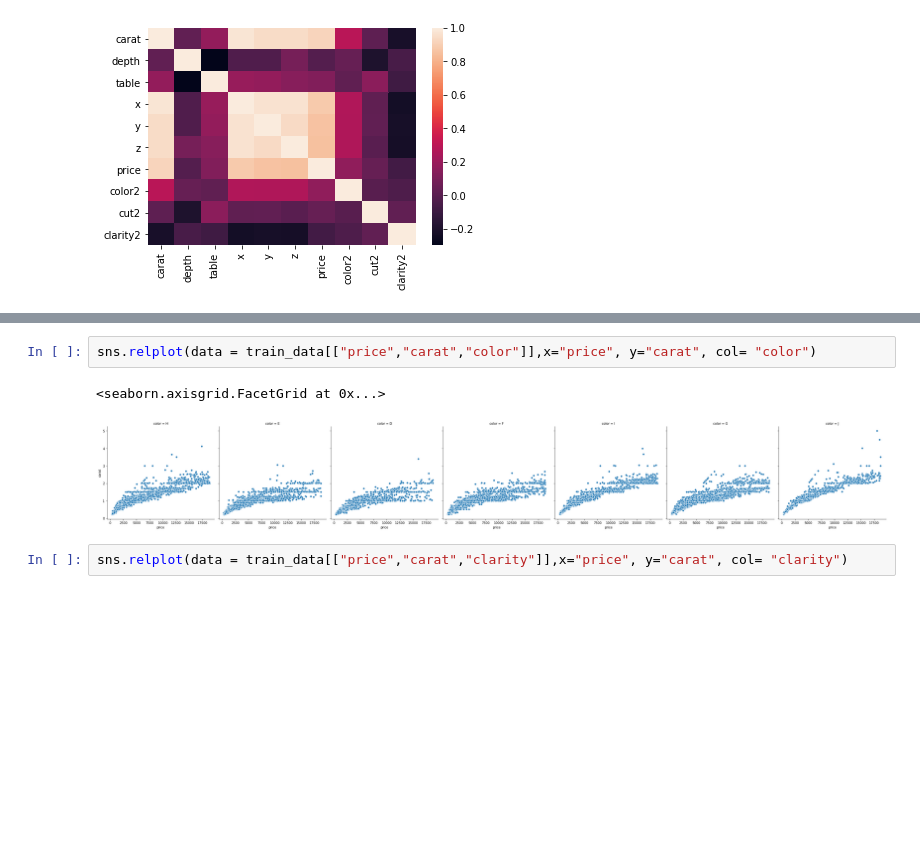
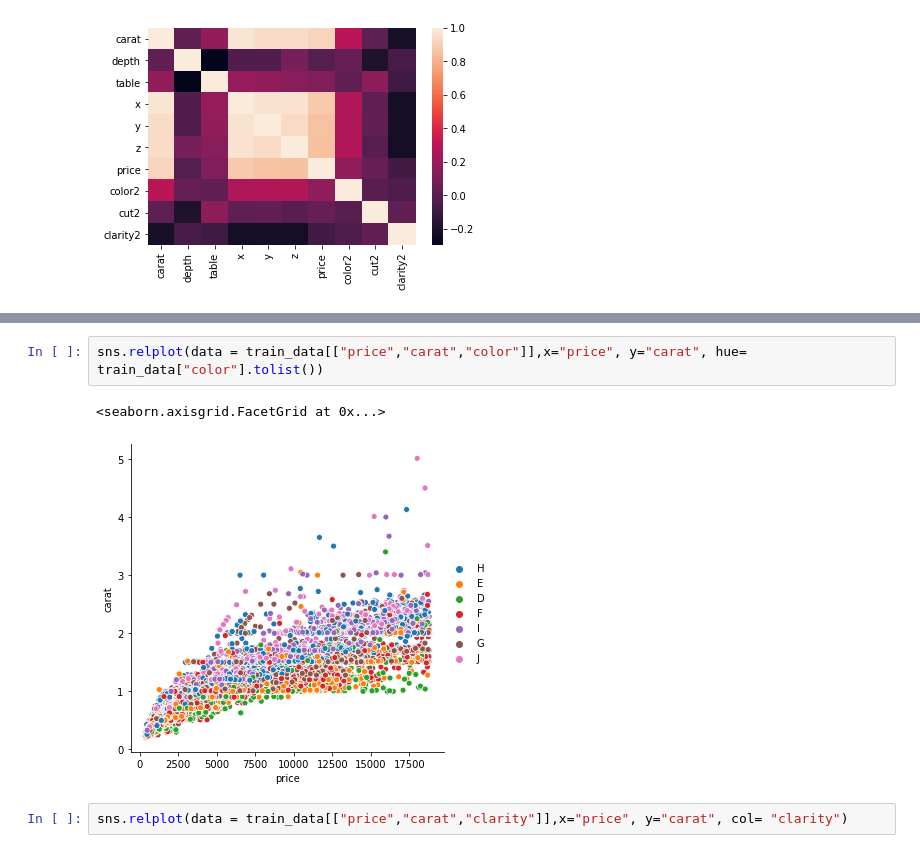
Before and after one commit to grundius1/kaggle-competition, a Jupyter notebook: data-prepare.ipynb, the cells around one changed output, grey strips where cells are left out. Saved outputs shown, nothing was run; the diff lists cells and outputs as text; blank space fills up the shorter version.

```diff
--- a/data-prepare.ipynb
+++ b/data-prepare.ipynb
@@ -134,8 +134,8 @@ sns.relplot(data = train_data[["price","carat","cut","color"]],x="price", y="car
 # %%
-sns.relplot(data = train_data[["price","carat","color"]],x="price", y="carat", col= "color")
+sns.relplot(data = train_data[["price","carat","color"]],x="price", y="carat", hue= train_data["color"].tolist())
 # %% [output]
 <seaborn.axisgrid.FacetGrid at 0x...>
-[figure, old version]
+[figure, new version]
 # %%
 sns.relplot(data = train_data[["price","carat","clarity"]],x="price", y="carat", col= "clarity")
 # %% [output]
```
Also changed, not shown: parts of 2 cells of this notebook, 3 other files.
